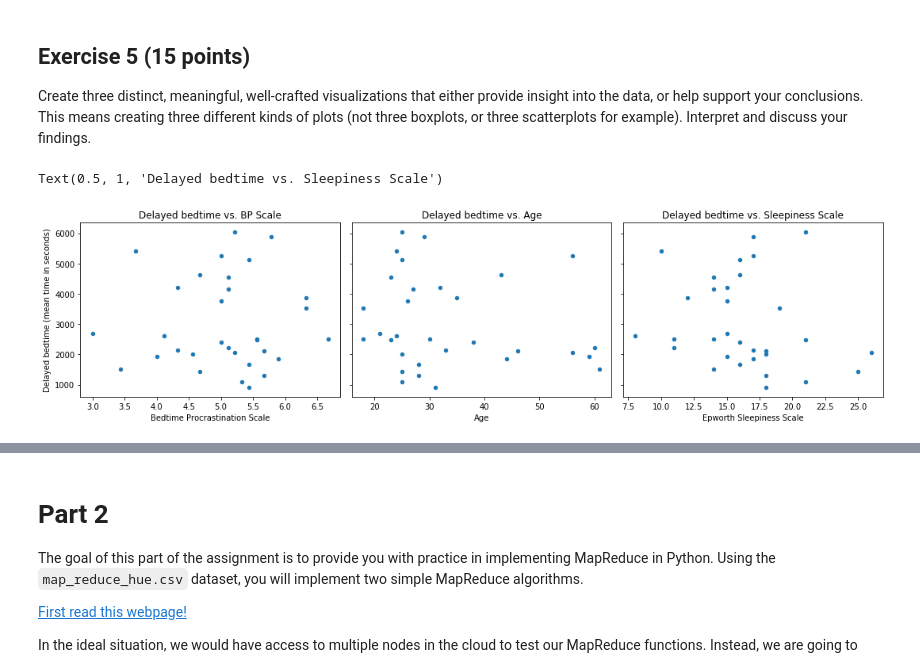
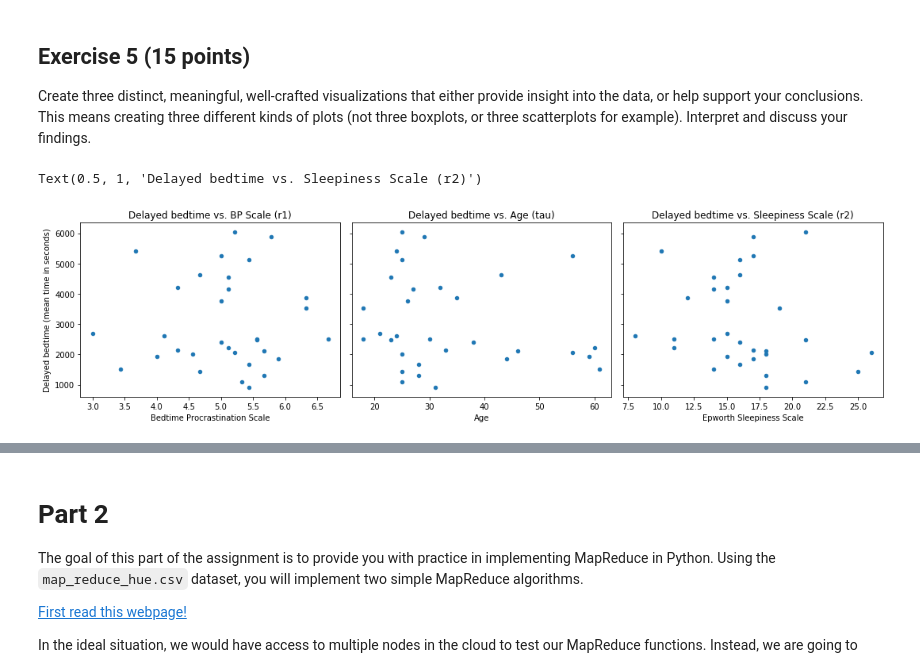
Before and after one commit to MTKat/Project_Big_Data, a Jupyter notebook: assignment03/assignment03/assignment03.ipynb, the cells around one changed output, grey strips where cells are left out. Drawn from its saved outputs; the diff is of its cells as text; code cells hidden in the pictures.

```diff
--- a/assignment03/assignment03/assignment03.ipynb
+++ b/assignment03/assignment03/assignment03.ipynb
@@ -407,30 +372,26 @@ Create three distinct, meaningful, well-crafted visualizations that either provi
 # %%
 # Plot 1
 # YOUR CODE HERE
 
 fig, (ax0, ax1, ax2) = plt.subplots(1,3, figsize = [15,4], sharey = True)
 fig.tight_layout()
 fig.set_tight_layout(True)
-
-# Delay_time vs. BP_scale
 mergedDf.plot(x='bp_scale', y = 'delay_time', kind = 'scatter', ax = ax0, fontsize = 10)
 xlab = ax0.set_xlabel('Bedtime Procrastination Scale')
 ylab = ax0.set_ylabel('Delayed bedtime (mean time in seconds)')
-ax0.set_title('Delayed bedtime vs. BP Scale')
+ax0.set_title('Delayed bedtime vs. BP Scale (r1)')
 
-# Delay_time vs. Age
 mergedDf.plot(x = 'age', y = 'delay_time', kind = 'scatter', ax = ax1,  fontsize = 10)
 xlab = ax1.set_xlabel('Age')
 ylab = ax1.set_ylabel('Delayed bedtime (mean time in seconds)')
-ax1.set_title('Delayed bedtime vs. Age')
+ax1.set_title('Delayed bedtime vs. Age (tau)')
 
-# Delay_time vs. Sleepiness Scale
 mergedDf.plot(x = 'daytime_sleepiness', y = 'delay_time', kind = 'scatter', ax = ax2,  fontsize = 10)
 xlab = ax2.set_xlabel('Epworth Sleepiness Scale')
 ylab = ax2.set_ylabel('Delayed bedtime (mean time in seconds)')
-ax2.set_title('Delayed bedtime vs. Sleepiness Scale')
+ax2.set_title('Delayed bedtime vs. Sleepiness Scale (r2)')
 
 # YOUR CODE ENDS HERE
 # %% [output]
-Text(0.5, 1, 'Delayed bedtime vs. Sleepiness Scale')
+Text(0.5, 1, 'Delayed bedtime vs. Sleepiness Scale (r2)')
-[figure, old version]
+[figure, new version]
```
Also changed, not shown: parts of 8 cells of this notebook.
